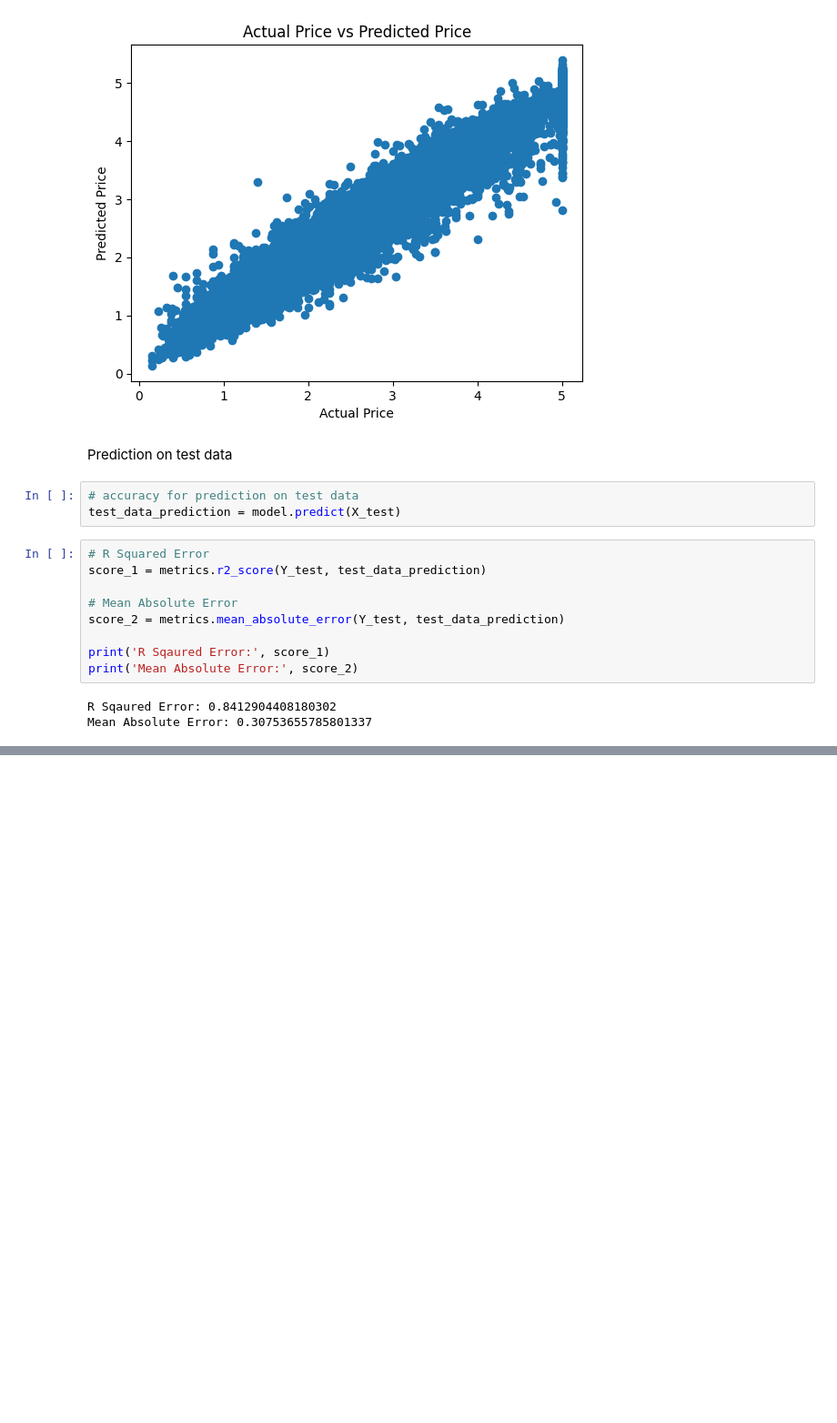
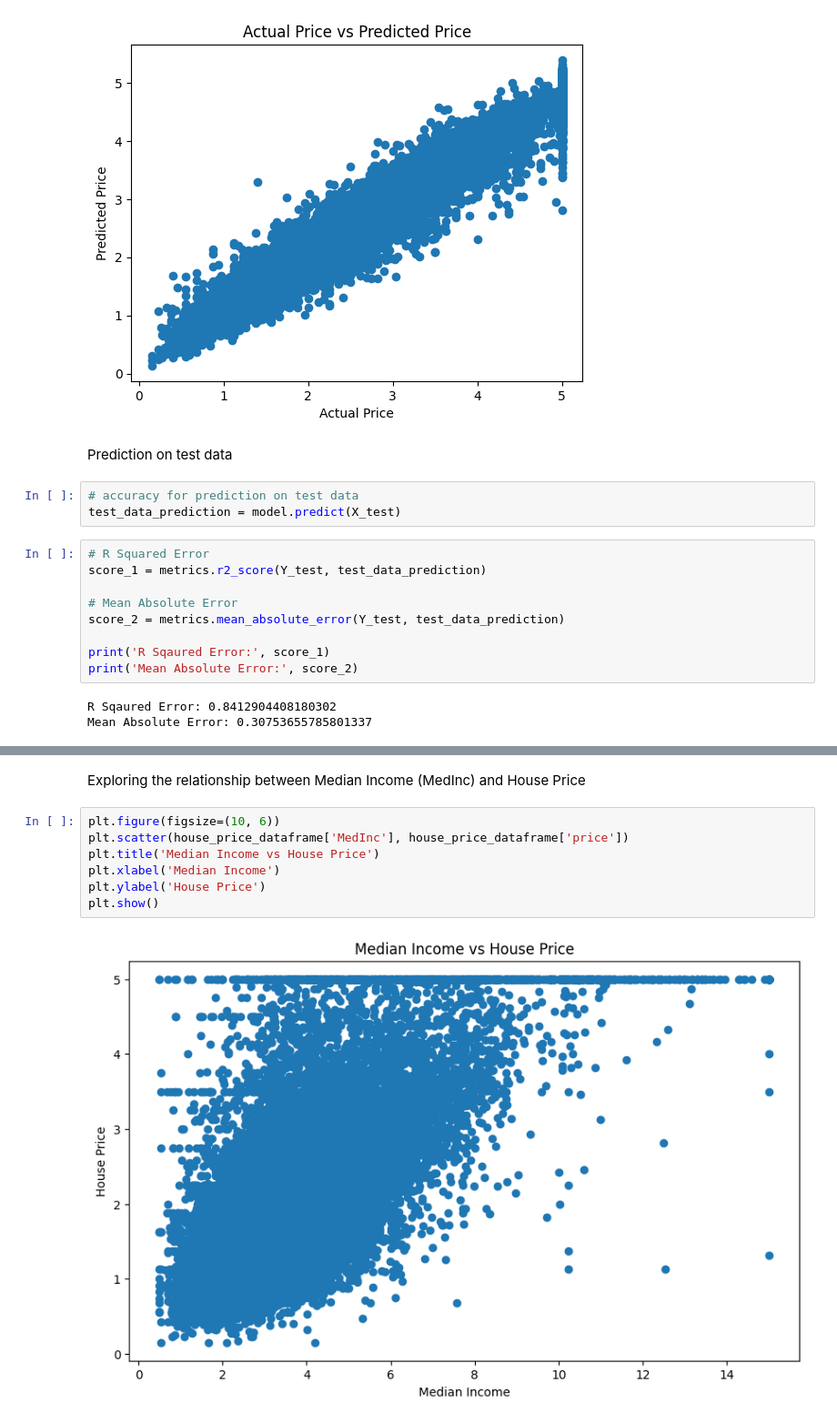
Before and after one commit to Mjsharma1234/FinGenius, a Jupyter notebook: House_Price_Prediction.ipynb, the cells around one changed output, grey strips where cells are left out. Shown: that part at 91% size. Saved outputs shown, nothing was run; the diff lists cells and outputs as text; blank space fills up the shorter version.

```diff
--- a/House_Price_Prediction.ipynb
+++ b/House_Price_Prediction.ipynb
@@ -228,0 +252,11 @@ Mean Absolute Error: 0.30753655785801337
+# %% [markdown]
+Exploring the relationship between Median Income (MedInc) and House Price
+# %%
+plt.figure(figsize=(10, 6))
+plt.scatter(house_price_dataframe['MedInc'], house_price_dataframe['price'])
+plt.title('Median Income vs House Price')
+plt.xlabel('Median Income')
+plt.ylabel('House Price')
+plt.show()
+# %% [output]
+[figure, added]
```
Also changed, not shown: parts of 6 cells of this notebook.
